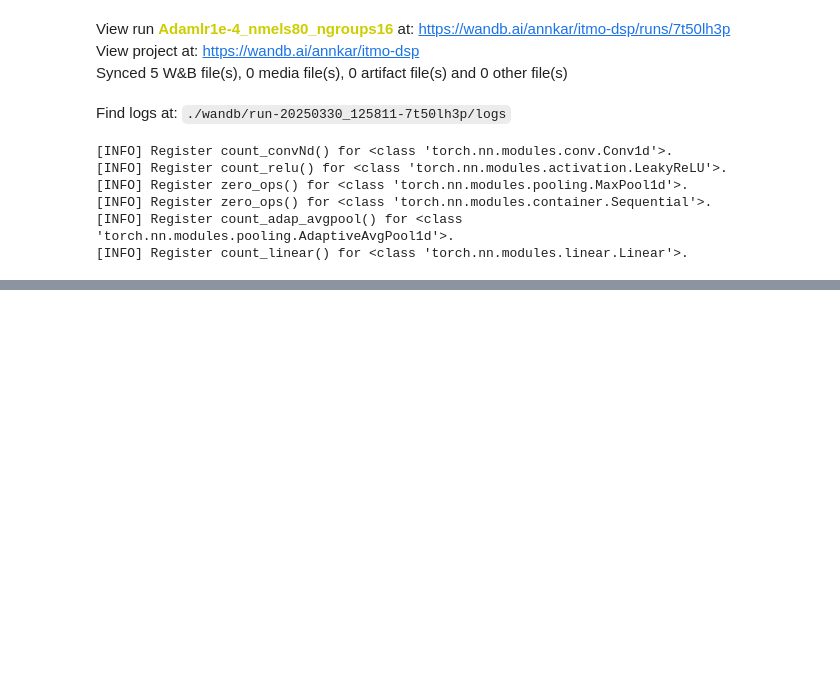
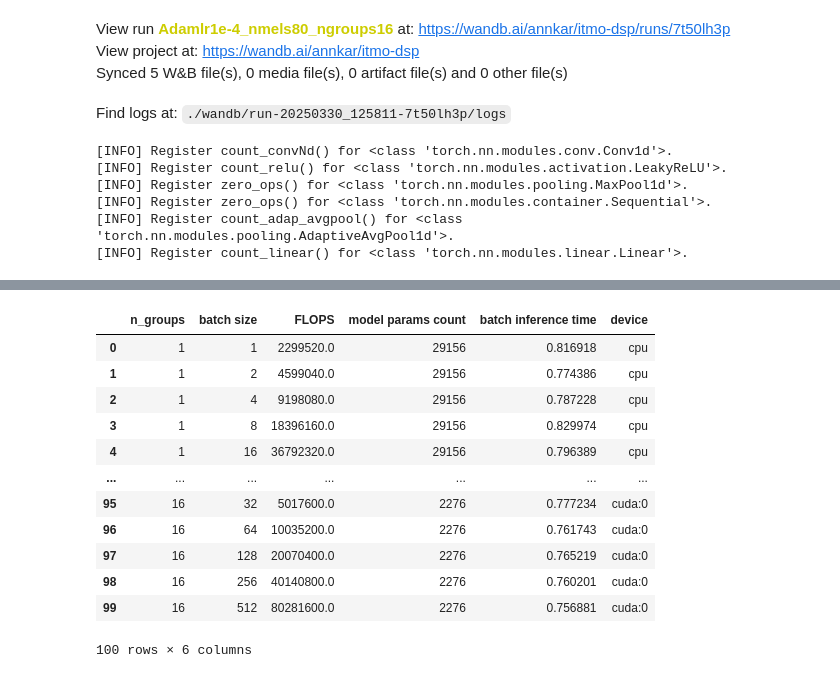
Before and after one commit to ankkarp/ITMO_GenSpeech, a Jupyter notebook: train.ipynb, the cells around one changed output, grey strips where cells are left out. Cells and saved outputs as stored; diff of their text form; code cells hidden in the pictures; blank space fills up the shorter version.

```diff
--- a/train.ipynb
+++ b/train.ipynb
@@ -371,0 +409,17 @@ n_groups_dict
+# %%
+df = pd.DataFrame(data, columns=['n_groups', 'batch size', 'FLOPS', 'model params count', 'batch inference time', 'device'])
+df
+# %% [output]
+|  | n_groups | batch size | FLOPS | model params count | batch inference time | device |
+| 0 | 1 | 1 | 2299520.0 | 29156 | 0.816918 | cpu |
+| 1 | 1 | 2 | 4599040.0 | 29156 | 0.774386 | cpu |
+| 2 | 1 | 4 | 9198080.0 | 29156 | 0.787228 | cpu |
+| 3 | 1 | 8 | 18396160.0 | 29156 | 0.829974 | cpu |
+| 4 | 1 | 16 | 36792320.0 | 29156 | 0.796389 | cpu |
+| ... | ... | ... | ... | ... | ... | ... |
+| 95 | 16 | 32 | 5017600.0 | 2276 | 0.777234 | cuda:0 |
+| 96 | 16 | 64 | 10035200.0 | 2276 | 0.761743 | cuda:0 |
+| 97 | 16 | 128 | 20070400.0 | 2276 | 0.765219 | cuda:0 |
+| 98 | 16 | 256 | 40140800.0 | 2276 | 0.760201 | cuda:0 |
+| 99 | 16 | 512 | 80281600.0 | 2276 | 0.756881 | cuda:0 |
+100 rows × 6 columns
```
Also changed, not shown: parts of 12 cells of this notebook.
